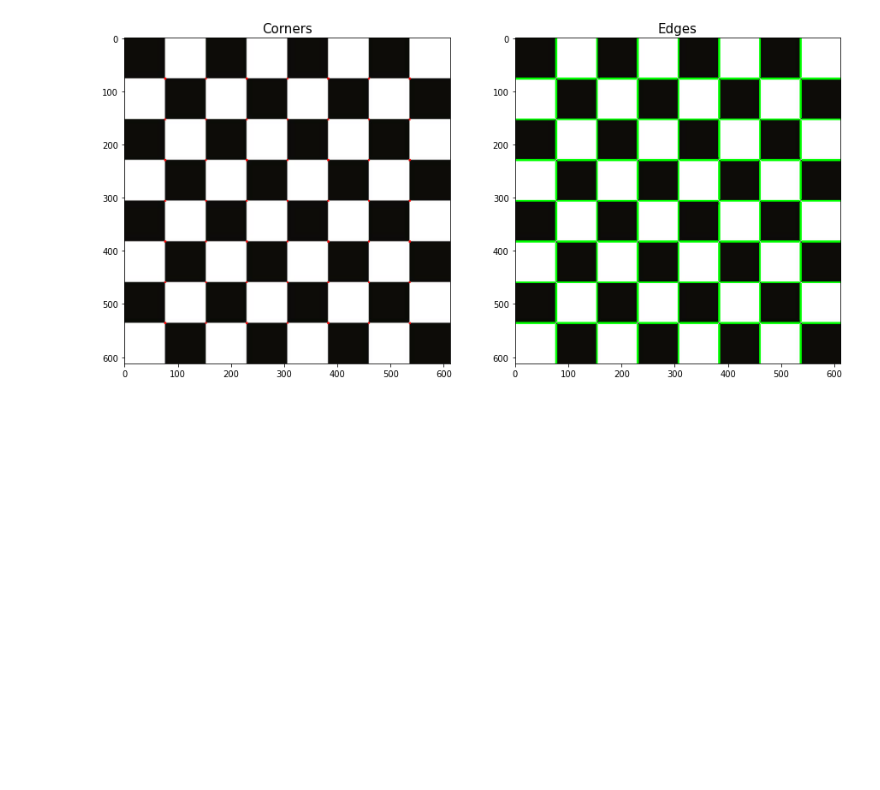
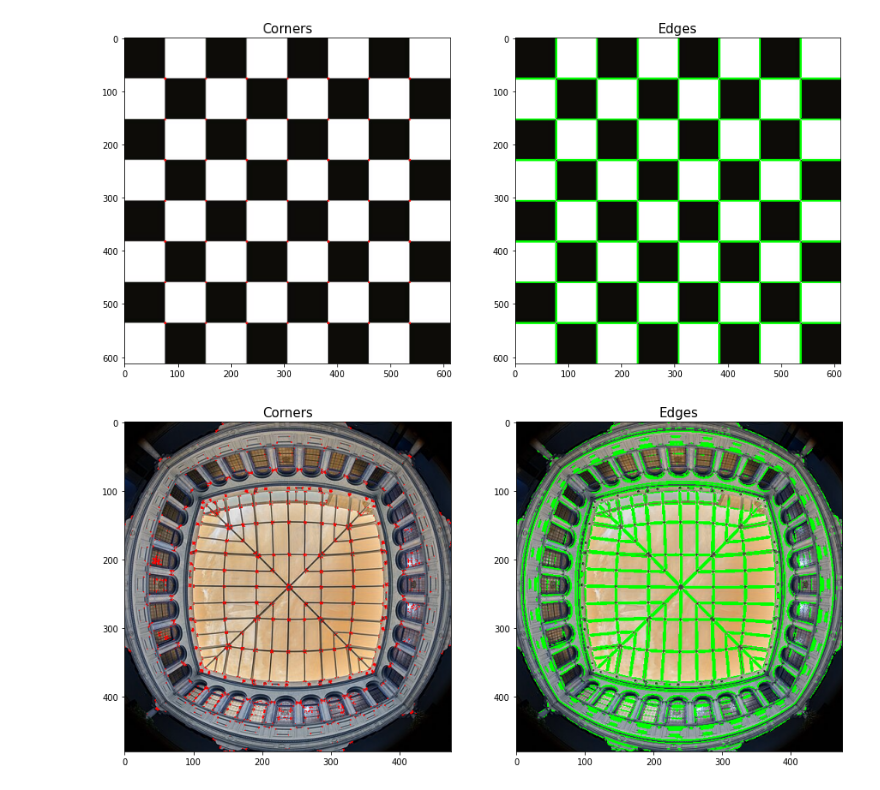
Before and after one commit to ivnlee/tec-mna-cv, a Jupyter notebook: week_7/7_harris_edge_corner_detection.ipynb, the cells around one changed output. Cells and saved outputs as stored; diff of their text form; code cells hidden in the pictures; blank space fills up the shorter version.

```diff
--- a/week_7/7_harris_edge_corner_detection.ipynb
+++ b/week_7/7_harris_edge_corner_detection.ipynb
@@ -145,3 +145,33 @@ plt.imshow(img_edges)
 plt.show()
 # %% [output]
 [figure]
+# %%
+path='../data/art.jpeg'
+img2 = cv2.imread(path)
+gray_img = cv2.cvtColor(img2, cv2.COLOR_BGR2GRAY)
+
+# convert to float32
+gray_img = np.float32(gray_img)
+
+img_corners = np.copy(img2)
+img_edges = np.copy(img2)
+
+dst = cv2.cornerHarris(gray_img, 2, 3, 0.05)
+
+img_corners[dst>0.01*dst.max()]=[255,0,0]
+
+img_edges[dst<0.01*dst.min()]=[0,255,0]
+
+plt.figure(figsize=(15, 8))
+
+plt.subplot(1, 2, 1)
+plt.title("Corners", fontsize=15)
+plt.imshow(img_corners)
+
+plt.subplot(1, 2, 2)
+plt.title("Edges", fontsize=15)
+plt.imshow(img_edges)
+
+plt.show()
+# %% [output]
+[figure, added]
```
Also changed, not shown: 1 other file.
